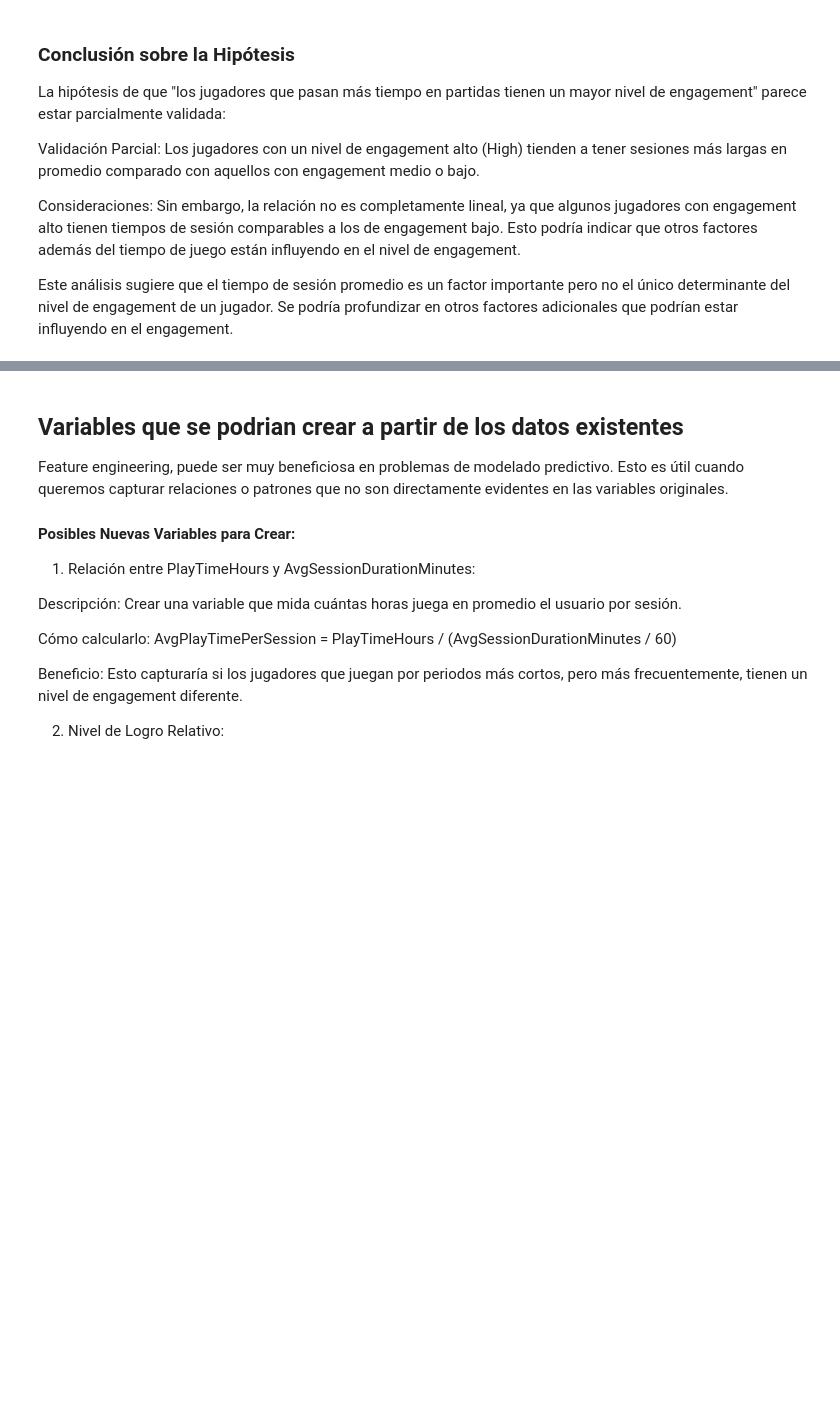
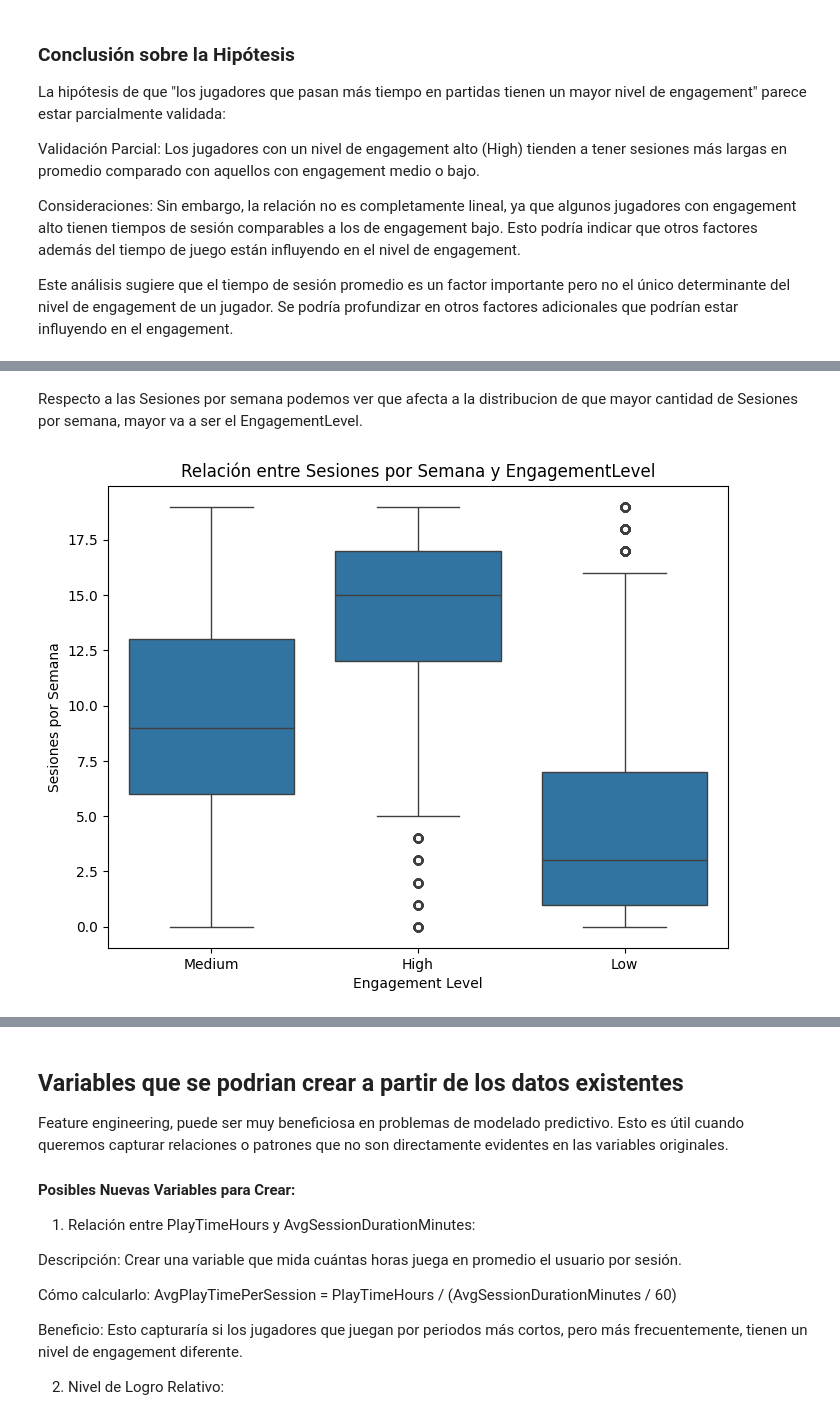
Before and after one commit to MateoTomas0912/TP1_ML_Grupo4, a Jupyter notebook: tp1_ML.ipynb.ipynb, the cells around one changed output, grey strips where cells are left out. Drawn from its saved outputs; the diff is of its cells as text; code cells hidden in the pictures; blank space fills up the shorter version.

```diff
--- a/tp1_ML.ipynb.ipynb
+++ b/tp1_ML.ipynb.ipynb
@@ -677,0 +693,11 @@ Este análisis sugiere que el tiempo de sesión promedio es un factor importante
+# %% [markdown]
+Respecto a las Sesiones por semana podemos ver que afecta a la distribucion de que mayor cantidad de Sesiones por semana, mayor va a ser el EngagementLevel.
+# %%
+plt.figure(figsize=(8, 6))
+sns.boxplot(x='EngagementLevel', y='SessionsPerWeek', data=df)
+plt.title('Relación entre Sesiones por Semana y EngagementLevel')
+plt.xlabel('Engagement Level')
+plt.ylabel('Sesiones por Semana')
+plt.show()
+# %% [output]
+[figure, added]
```
Also changed, not shown: parts of 17 cells of this notebook.
